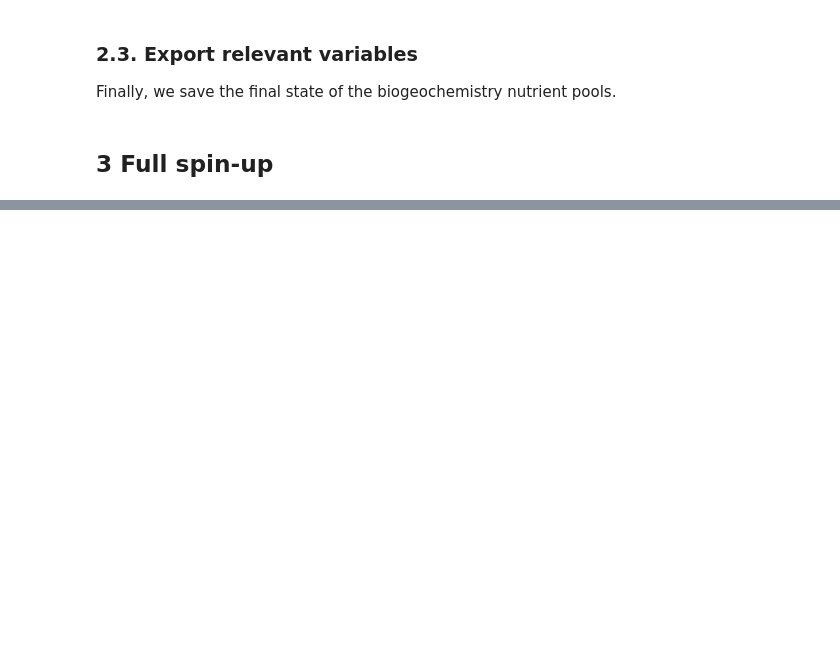
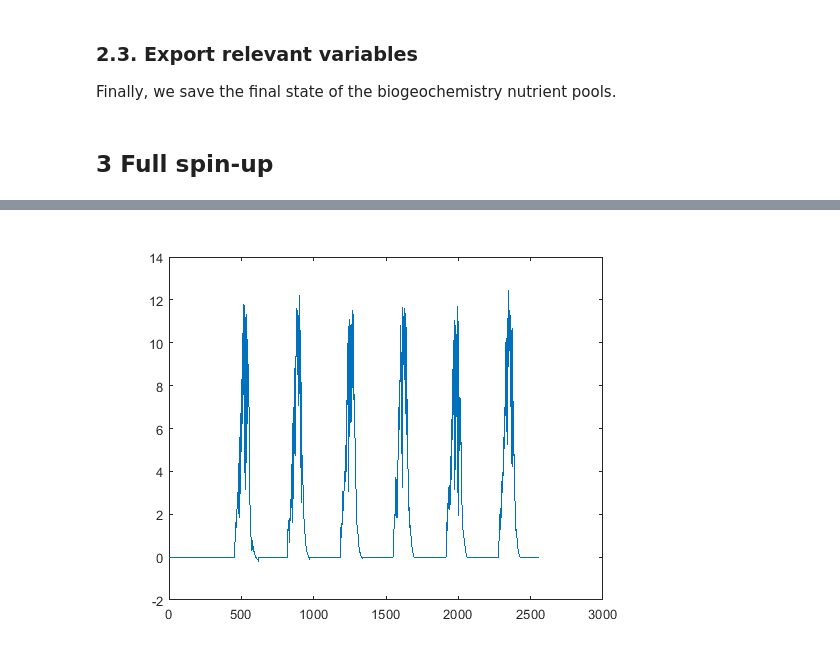
Before and after one commit to bauerfe/TnC, a Jupyter notebook: Rothamsted_Spinup.ipynb, the cells around one changed output, grey strips where cells are left out. Drawn from its saved outputs; the diff is of its cells as text; code cells hidden in the pictures; blank space fills up the shorter version.

```diff
--- a/Rothamsted_Spinup.ipynb
+++ b/Rothamsted_Spinup.ipynb
@@ -229,0 +272,4 @@ prev_bg = load(bg_save_path_final).B_end;
+# %%
+plot(NPP_L)
+# %% [output]
+[figure, added]
```
Also changed, not shown: parts of 22 cells of this notebook, 4 other files.
